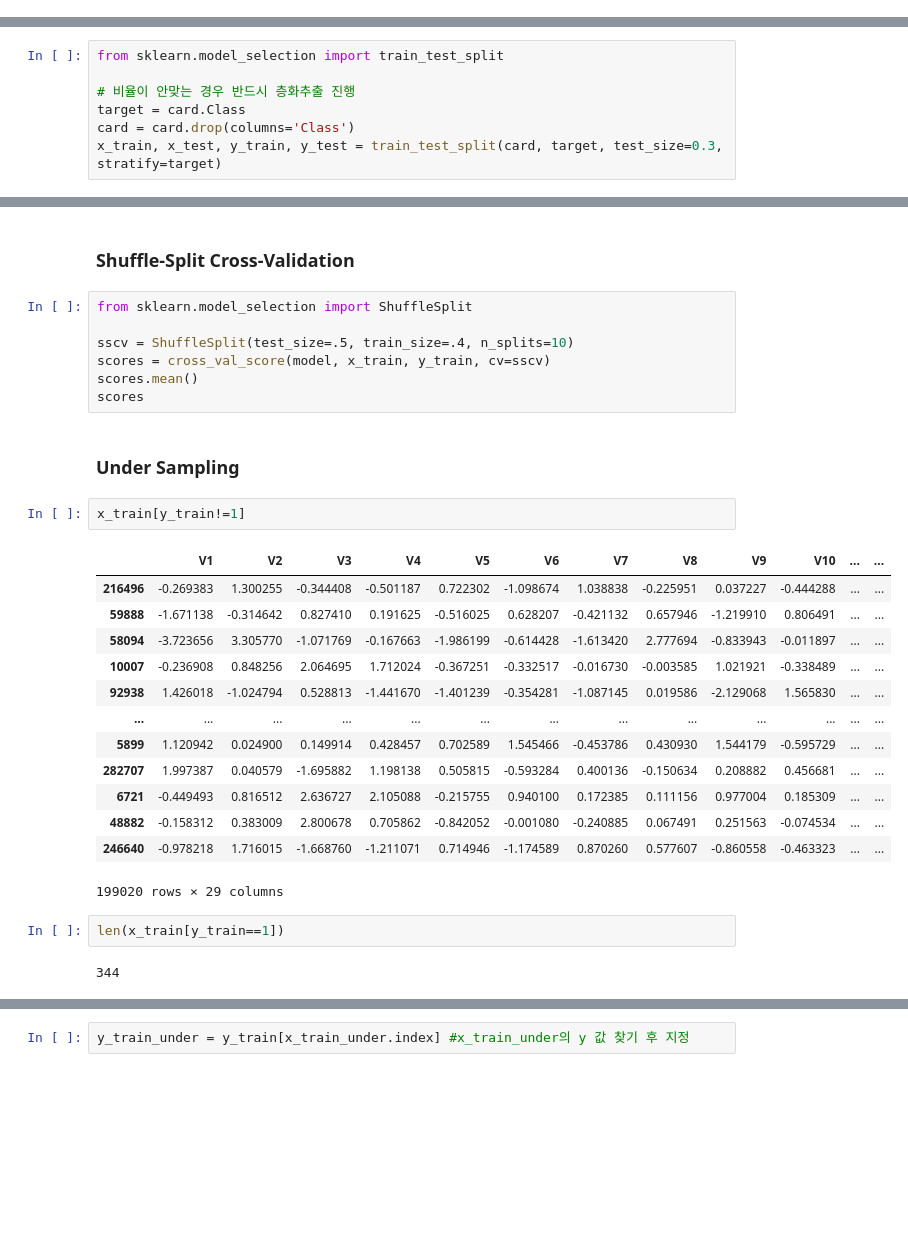
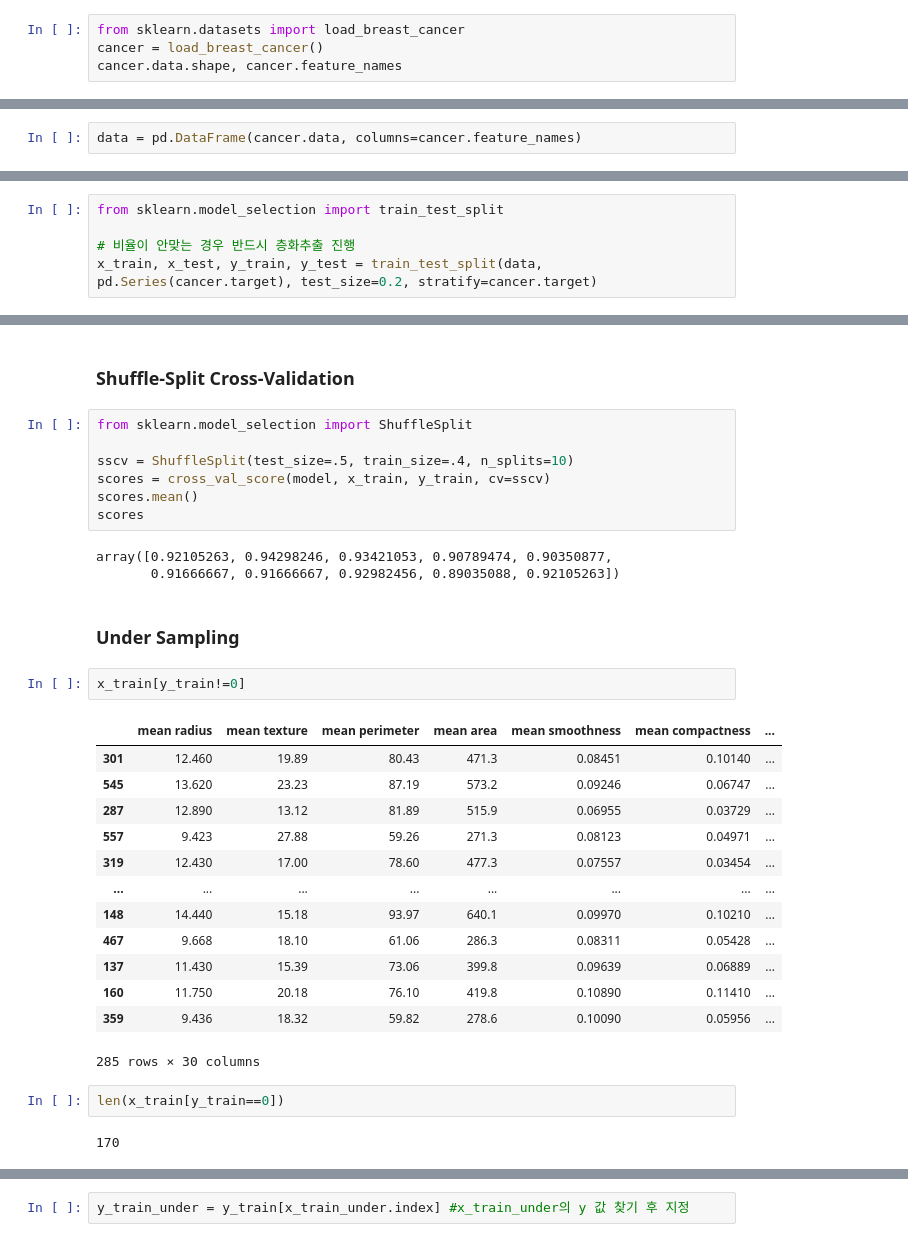
Before and after one commit to luckyspia/TIL, a Jupyter notebook: Machine_Learning/07.Techniques.ipynb, the cells around one changed output, grey strips where cells are left out. Saved outputs shown, nothing was run; the diff lists cells and outputs as text; blank space fills up the shorter version.

```diff
--- a/Machine_Learning/07.Techniques.ipynb
+++ b/Machine_Learning/07.Techniques.ipynb
@@ -17,0 +7,4 @@ card.head() #Class 0 은 정상, 1은 사기
+# %%
+from sklearn.datasets import load_breast_cancer
+cancer = load_breast_cancer()
+cancer.data.shape, cancer.feature_names
@@ -18,2 +23,4 @@ card.head() #Class 0 은 정상, 1은 사기
+# %%
+data = pd.DataFrame(cancer.data, columns=cancer.feature_names)
 # %%
 # 목표변수의 범주를 확인하는 것이 가장 먼저
@@ -26,9 +33,7 @@ Name: Class, dtype: int64
 from sklearn.model_selection import train_test_split
 
 # 비율이 안맞는 경우 반드시 층화추출 진행
-target = card.Class
-card = card.drop(columns='Class')
-x_train, x_test, y_train, y_test = train_test_split(card, target, test_size=0.3, stratify=target)
+x_train, x_test, y_train, y_test = train_test_split(data, pd.Series(cancer.target), test_size=0.2, stratify=cancer.target)
 # %%
 y_train.value_counts(normalize=True)
 # %% [output]
@@ -90,26 +97,29 @@ sscv = ShuffleSplit(test_size=.5, train_size=.4, n_splits=10)
 scores = cross_val_score(model, x_train, y_train, cv=sscv)
 scores.mean()
 scores
+# %% [output]
+array([0.92105263, 0.94298246, 0.93421053, 0.90789474, 0.90350877,
+       0.91666667, 0.91666667, 0.92982456, 0.89035088, 0.92105263])
 # %% [markdown]
 ### Under Sampling
 # %%
-x_train[y_train!=1]
+x_train[y_train!=0]
 # %% [output]
-|  | V1 | V2 | V3 | V4 | V5 | V6 | V7 | V8 | V9 | V10 | ... | ... |
-| 216496 | -0.269383 | 1.300255 | -0.344408 | -0.501187 | 0.722302 | -1.098674 | 1.038838 | -0.225951 | 0.037227 | -0.444288 | ... | ... |
-| 59888 | -1.671138 | -0.314642 | 0.827410 | 0.191625 | -0.516025 | 0.628207 | -0.421132 | 0.657946 | -1.219910 | 0.806491 | ... | ... |
-| 58094 | -3.723656 | 3.305770 | -1.071769 | -0.167663 | -1.986199 | -0.614428 | -1.613420 | 2.777694 | -0.833943 | -0.011897 | ... | ... |
-| 10007 | -0.236908 | 0.848256 | 2.064695 | 1.712024 | -0.367251 | -0.332517 | -0.016730 | -0.003585 | 1.021921 | -0.338489 | ... | ... |
-| 92938 | 1.426018 | -1.024794 | 0.528813 | -1.441670 | -1.401239 | -0.354281 | -1.087145 | 0.019586 | -2.129068 | 1.565830 | ... | ... |
-| ... | ... | ... | ... | ... | ... | ... | ... | ... | ... | ... | ... | ... |
-| 5899 | 1.120942 | 0.024900 | 0.149914 | 0.428457 | 0.702589 | 1.545466 | -0.453786 | 0.430930 | 1.544179 | -0.595729 | ... | ... |
-| 282707 | 1.997387 | 0.040579 | -1.695882 | 1.198138 | 0.505815 | -0.593284 | 0.400136 | -0.150634 | 0.208882 | 0.456681 | ... | ... |
-| 6721 | -0.449493 | 0.816512 | 2.636727 | 2.105088 | -0.215755 | 0.940100 | 0.172385 | 0.111156 | 0.977004 | 0.185309 | ... | ... |
-| 48882 | -0.158312 | 0.383009 | 2.800678 | 0.705862 | -0.842052 | -0.001080 | -0.240885 | 0.067491 | 0.251563 | -0.074534 | ... | ... |
-| 246640 | -0.978218 | 1.716015 | -1.668760 | -1.211071 | 0.714946 | -1.174589 | 0.870260 | 0.577607 | -0.860558 | -0.463323 | ... | ... |
+|  | mean radius | mean texture | mean perimeter | mean area | mean smoothness | mean compactness | ... |
+| 301 | 12.460 | 19.89 | 80.43 | 471.3 | 0.08451 | 0.10140 | ... |
+| 545 | 13.620 | 23.23 | 87.19 | 573.2 | 0.09246 | 0.06747 | ... |
+| 287 | 12.890 | 13.12 | 81.89 | 515.9 | 0.06955 | 0.03729 | ... |
+| 557 | 9.423 | 27.88 | 59.26 | 271.3 | 0.08123 | 0.04971 | ... |
+| 319 | 12.430 | 17.00 | 78.60 | 477.3 | 0.07557 | 0.03454 | ... |
+| ... | ... | ... | ... | ... | ... | ... | ... |
+| 148 | 14.440 | 15.18 | 93.97 | 640.1 | 0.09970 | 0.10210 | ... |
+| 467 | 9.668 | 18.10 | 61.06 | 286.3 | 0.08311 | 0.05428 | ... |
+| 137 | 11.430 | 15.39 | 73.06 | 399.8 | 0.09639 | 0.06889 | ... |
+| 160 | 11.750 | 20.18 | 76.10 | 419.8 | 0.10890 | 0.11410 | ... |
+| 359 | 9.436 | 18.32 | 59.82 | 278.6 | 0.10090 | 0.05956 | ... |
-199020 rows × 29 columns
+285 rows × 30 columns
 # %%
-len(x_train[y_train==1])
+len(x_train[y_train==0])
 # %% [output]
-344
+170
 # %%
```
Also changed, not shown: parts of 61 cells of this notebook.
